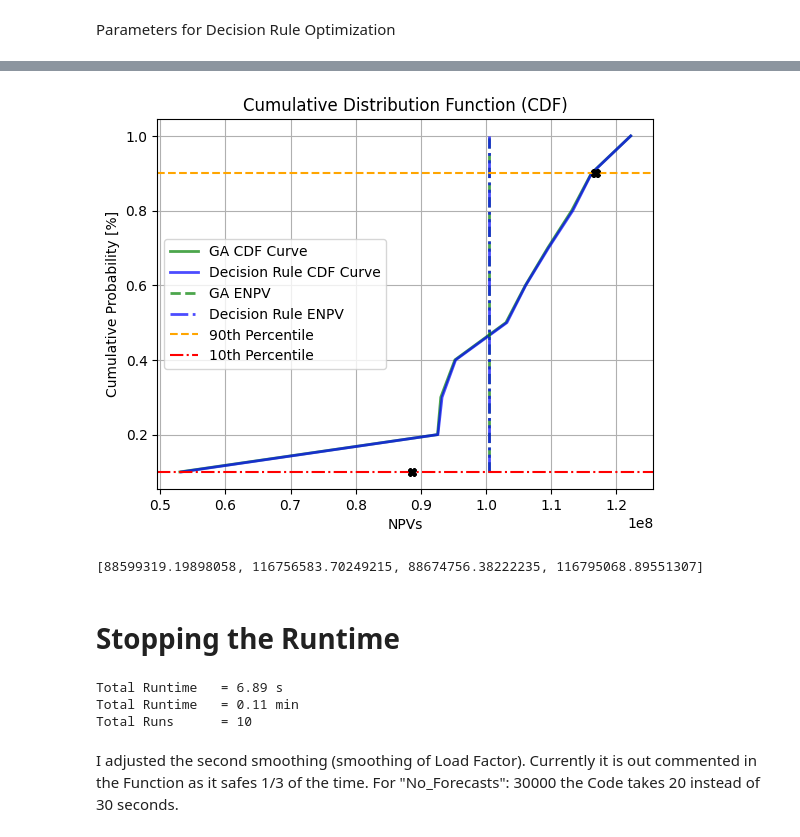
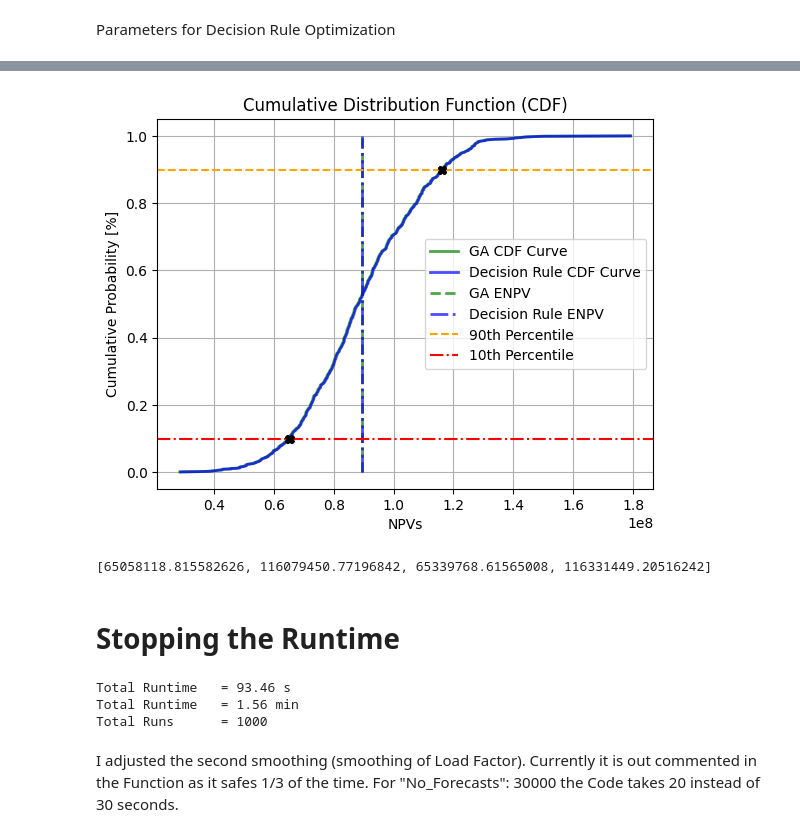
Before and after one commit to Oli767/Masterthesis, a Jupyter notebook: MT.ipynb, the cells around one changed output, grey strips where cells are left out. Saved outputs shown, nothing was run; the diff lists cells and outputs as text; code cells hidden in the pictures.

Commit message:
Decision Rule

```diff
--- a/MT.ipynb
+++ b/MT.ipynb
@@ -74,7 +74,7 @@ Param = {
     "Dt0": 25000000,  # Demand at t0
     "dt": 1,  # Steptime in Years
     "Fth": 20,  # Time Horizon of Forecasts in Steptime
-    "No_Forecasts": 10,  # Number of Forecasts
+    "No_Forecasts": 1000,  # Number of Forecasts
     "No_Forecasts_plot": 100,  # Number of Forecasts to be plotted
     "mu": 0.042754330256447565,  # Average Demand growth per year
     "sigma": 0.05813761525452841,  # Volatility of Demand development per year
@@ -337,9 +337,9 @@ Parameters for Decision Rule Optimization
 Param["lower_theta"] = 2
 Param["upper_theta"] = 20
 Param["stepsize_theta"] = 1
-Param["lower_condition"] = 0
+Param["lower_condition"] = -5
 Param["upper_condition"] = 20
-Param["stepsize_condition"] = 0.1
+Param["stepsize_condition"] = 1
 # %%
 def Evaluation(Param, K0, ATM, S_values, Pax, n=1000):
     """
@@ -389,9 +397,11 @@ def Evaluation(Param, K0, ATM, S_values, Pax, n=1000):
 # %%
 ENPV_Decision = Evaluation(
-    Param, Param["K0"], ATM_matrix[0], S_value_matrix, Shock_Scenarios, n=1000
+    Param, Param["K0"], ATM_matrix[0], S_value_matrix, Shock_Scenarios, n=100
 )
 
 print("Optomal ENPV: ", ENPV_Decision[0])
 print("Optimal Theta: ", ENPV_Decision[1])
 print("Optimal Condition: ", ENPV_Decision[2])
+print("Optimal Theta LH2: ", ENPV_Decision[3])
+print("Optimal Condition LH2: ", ENPV_Decision[4])
 # %% [output]
@@ -401 +413,19 @@ Optimal Condition:  5.5
+# %%
+flex_delta_K_Jet = fn.Decision_Rule(
+    Param, Param["K0"], ATM_Jet, ENPV_Decision[1], ENPV_Decision[2]
+)
+flex_delta_K_LH = fn.Decision_Rule(
+    Param, Param["K0_LH"], ATM_LH, ENPV_Decision[3], ENPV_Decision[4]
+)
+flex_delta_K = flex_delta_K_Jet + flex_delta_K_LH
+
+NPV_Decision_test = fn.NPV_calculation(
+    Param,
+    flex_delta_K,
+    flex_delta_K_Jet,
+    flex_delta_K_LH,
+    ATM_mix,
+    S_value_matrix,
+    Shock_Scenarios,
+)
 # %%
@@ -434,10 +457,10 @@ NPV_Decision = fn.NPV_calculation(
     Shock_Scenarios,
 )
 # %%
-fn.CDF_Plot(NPV_GA, NPV_Decision, "GA", "Decision Rule")
+fn.CDF_Plot(NPV_GA, NPV_Decision_test, "GA", "Decision Rule")
 # %% [output]
-[figure, old version]
+[figure, new version]
-[88599319.19898058, 116756583.70249215, 88674756.38222235, 116795068.89551307]
+[65058118.815582626, 116079450.77196842, 65339768.61565008, 116331449.20516242]
 # %% [markdown]
 # Stopping the Runtime
 # %%
@@ -451,9 +474,9 @@ print("Total Runtime \t=", round(total_run_time, 2), "s")
 print("Total Runtime \t=", round(total_run_time / 60, 2), "min")
 print("Total Runs \t=", Param["No_Forecasts"])
 # %% [output]
-Total Runtime   = 6.89 s
-Total Runtime   = 0.11 min
-Total Runs      = 10
+Total Runtime   = 93.46 s
+Total Runtime   = 1.56 min
+Total Runs      = 1000
 # %% [markdown]
 I adjusted the second smoothing (smoothing of Load Factor). Currently it is out commented in the Function as it safes 1/3 of the time. For "No_Forecasts": 30000 the Code takes 20 instead of 30 seconds.
 # %% [markdown]
```
Also changed, not shown: parts of 14 cells of this notebook.
